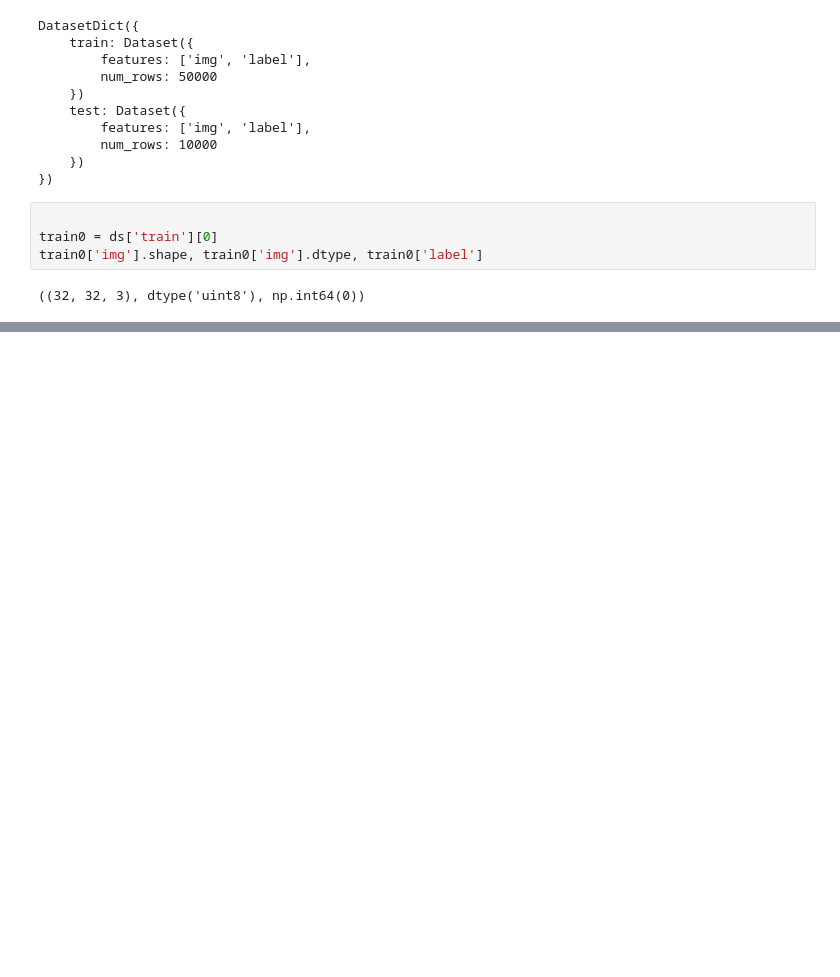
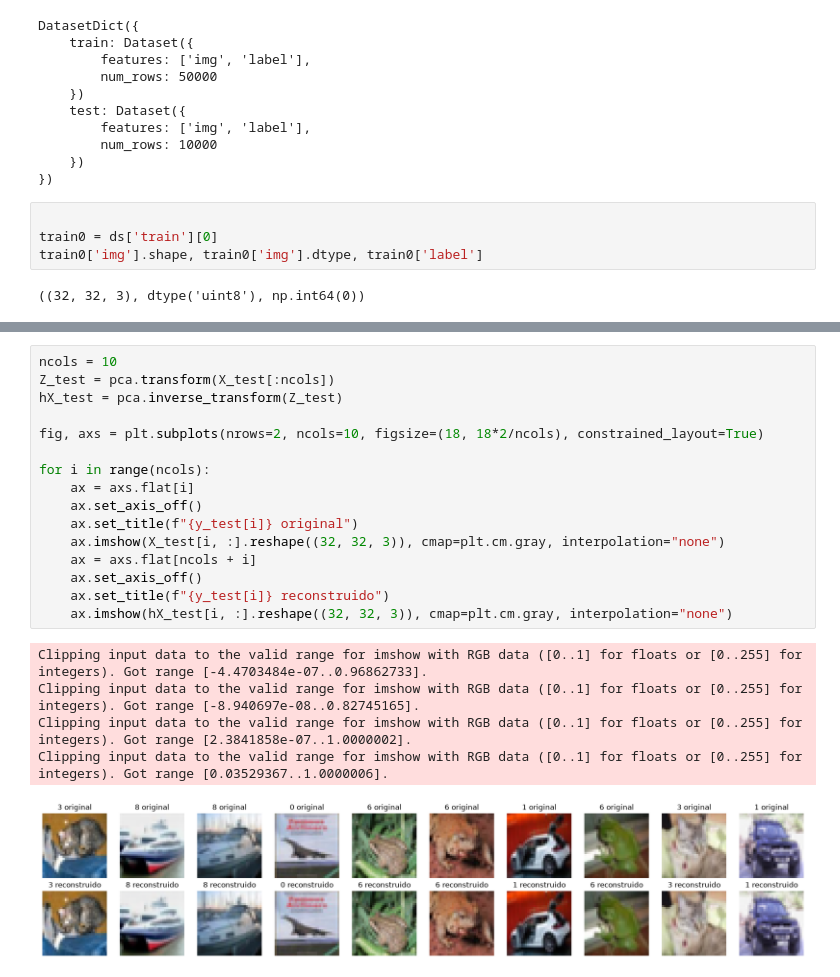
Before and after one commit to saxondanielle/2027_02_28_APA2627, a Jupyter notebook: practicas/2/practica2.ipynb, the cells around one changed output, grey strips where cells are left out. Drawn from its saved outputs; the diff is of its cells as text; blank space fills up the shorter version.

```diff
--- a/practicas/2/practica2.ipynb
+++ b/practicas/2/practica2.ipynb
@@ -299,0 +516,22 @@ y_test = ds['test'][:]['label'].astype(np.uint8)
+# %%
+ncols = 10
+Z_test = pca.transform(X_test[:ncols])
+hX_test = pca.inverse_transform(Z_test)
+
+fig, axs = plt.subplots(nrows=2, ncols=10, figsize=(18, 18*2/ncols), constrained_layout=True)
+
+for i in range(ncols):
+    ax = axs.flat[i]
+    ax.set_axis_off()
+    ax.set_title(f"{y_test[i]} original")
+    ax.imshow(X_test[i, :].reshape((32, 32, 3)), cmap=plt.cm.gray, interpolation="none")
+    ax = axs.flat[ncols + i]
+    ax.set_axis_off()
+    ax.set_title(f"{y_test[i]} reconstruido")
+    ax.imshow(hX_test[i, :].reshape((32, 32, 3)), cmap=plt.cm.gray, interpolation="none")
+# %% [output]
+Clipping input data to the valid range for imshow with RGB data ([0..1] for floats or [0..255] for integers). Got range [-4.4703484e-07..0.96862733].
+Clipping input data to the valid range for imshow with RGB data ([0..1] for floats or [0..255] for integers). Got range [-8.940697e-08..0.82745165].
+Clipping input data to the valid range for imshow with RGB data ([0..1] for floats or [0..255] for integers). Got range [2.3841858e-07..1.0000002].
+Clipping input data to the valid range for imshow with RGB data ([0..1] for floats or [0..255] for integers). Got range [0.03529367..1.0000006].
+[figure, added]
```
Also changed, not shown: parts of 31 cells of this notebook.
